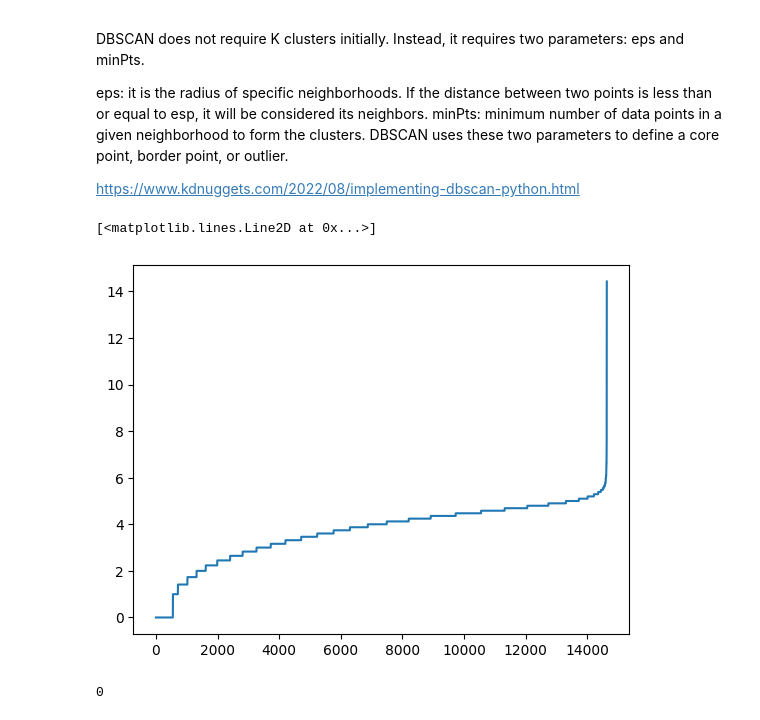
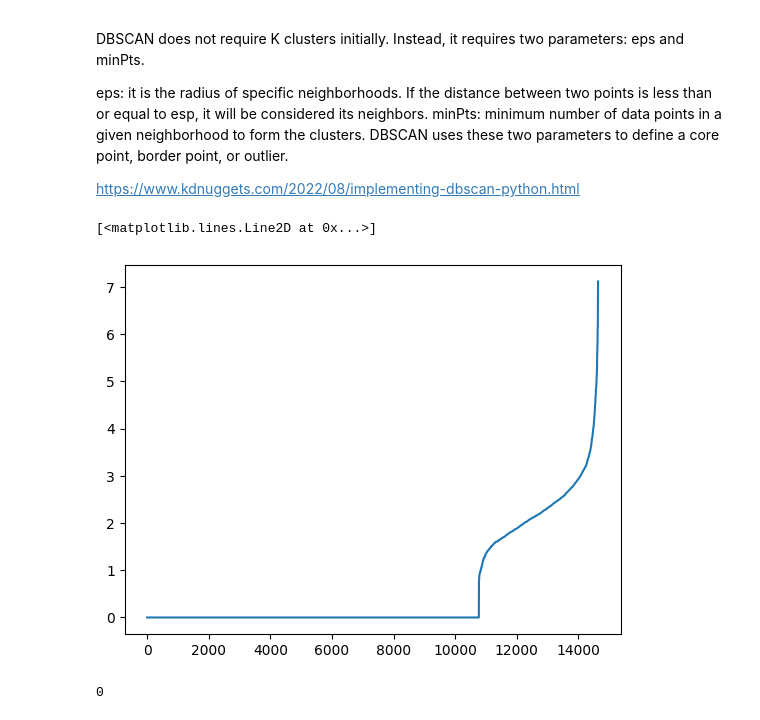
Before and after one commit to NomadZhang/MSI5001, a Jupyter notebook: main.ipynb, the cells around one changed output. Cells and saved outputs as stored; diff of their text form; code cells hidden in the pictures.

```diff
--- a/main.ipynb
+++ b/main.ipynb
@@ -318,0 +331,10 @@ Then, we need to vectorise the individual columns so that our clustering algorit
+# %%
+import spacy
+#need to download the en_core_web_lg model
+#python -m spacy download en_core_web_lg
+nlp = spacy.load("en_core_web_lg") # Load a model with pre-trained vectors
+
+#Example of getting the vector for a sentence
+sentence=extracted_features["processed_remaining_text"].iloc[1]
+doc = nlp(sentence)
+print(f"An example sentence is: {sentence}\nConverted to vector: {doc.vector.shape}")
@@ -468,0 +610,25 @@ WCSSE (Inertia) for K=20: 12289.210230767418
+# %%
+#Try k-means again using vader words
+
+X_vectorized = np.vstack(extracted_features['VADER_vectors'].values)
+
+# Use Elbow Method to investigate whether there are more clusters
+# Compute WCSSE for different values of K
+wcsse = []
+K_range = range(1, 21)
+# runs Kmeans for k = 1 to 20
+for k in K_range:
+    kmeans = KMeans(n_clusters=k, random_state=42, n_init=10)
+    kmeans.fit(X_vectorized)
+    wcsse.append(kmeans.inertia_)
+    print(f"WCSSE (Inertia) for K={k}:", kmeans.inertia_)
+
+
+# 3. Plot Elbow Curve
+plt.figure(figsize=(6, 4))
+plt.plot(K_range, wcsse, marker='o')
+plt.title('Elbow Method for Optimal K')
+plt.xlabel('Number of clusters (K)')
+plt.ylabel('Within-Cluster Sum of Squared Errors (WCSSE)')
+plt.grid(True)
+plt.show()
@@ -479,23 +667,23 @@ https://www.kdnuggets.com/2022/08/implementing-dbscan-python.html
 # %%
 #An important parameter for DBSCAN is the epsilon neighbourhood distance
 #To estimate a good value for epsilon, we can plot the k-distance graph
 #And look for the "elbow" point in the graph
 
 #X_vader
 
 from sklearn.neighbors import NearestNeighbors
 from matplotlib import pyplot as plt
 
 neighbors = NearestNeighbors(n_neighbors=20)
-neighbors_fit = neighbors.fit(X)
-distances, indices = neighbors_fit.kneighbors(X)
+neighbors_fit = neighbors.fit(X_vectorized)
+distances, indices = neighbors_fit.kneighbors(X_vectorized)
 
 distances = np.sort(distances, axis=0)
 distances = distances[:,1]
 plt.plot(distances)
 # %% [output]
 [<matplotlib.lines.Line2D at 0x...>]
-[figure, old version]
+[figure, new version]
 # %%
 from sklearn.cluster import DBSCAN
 
```
Also changed, not shown: parts of 9 cells of this notebook, 1 other file.
